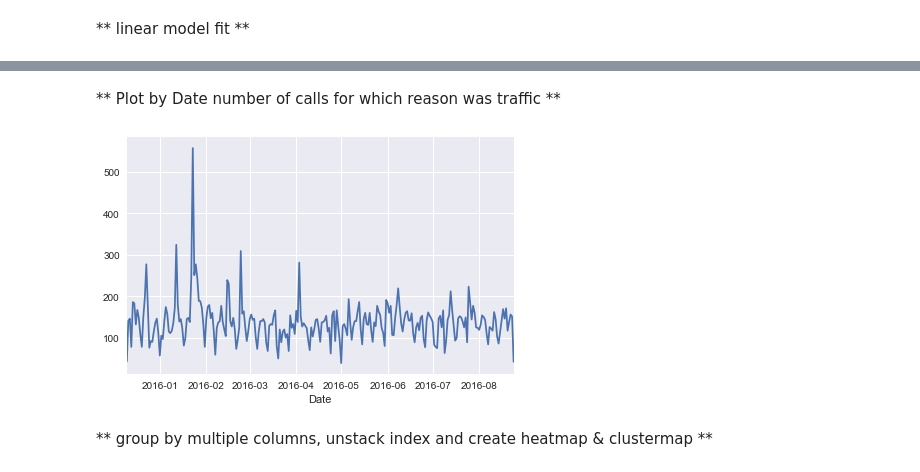
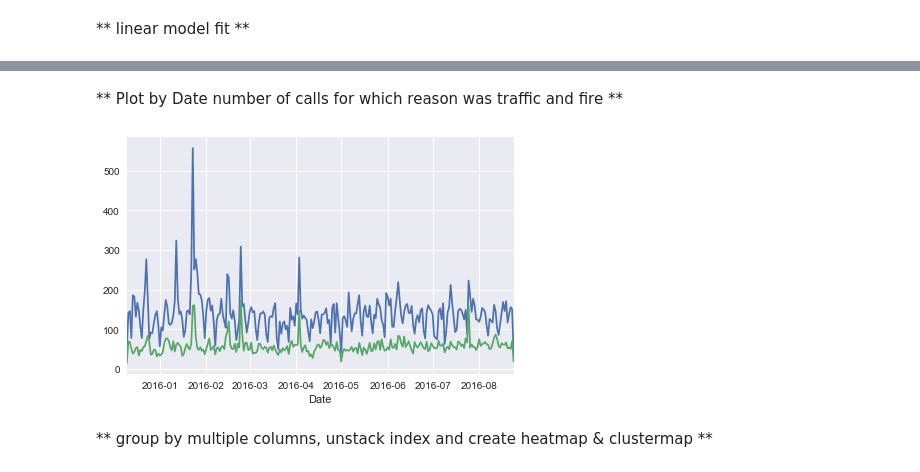
Before and after one commit to sandeepgd/data-science, a Jupyter notebook: 911.ipynb, the cells around one changed output, grey strips where cells are left out. Cells and saved outputs as stored; diff of their text form; code cells hidden in the pictures.

```diff
--- a/911.ipynb
+++ b/911.ipynb
@@ -126,10 +150,11 @@ sns.lmplot(x='Month', y='lat', data=groupby_month.reset_index())
 # %% [markdown]
-** Plot by Date number of calls for which reason was traffic **
+** Plot by Date number of calls for which reason was traffic and fire **
 # %%
 df[df['Reason'] == 'Traffic'].groupby('Date').count()['lat'].plot.line()
+df[df['Reason'] == 'Fire'].groupby('Date').count()['lat'].plot.line()
 plt.tight_layout()
 # %% [output]
-[figure, old version]
+[figure, new version]
 # %% [markdown]
 ** group by multiple columns, unstack index and create heatmap & clustermap **
 # %%
```
Also changed, not shown: parts of 13 cells of this notebook.
